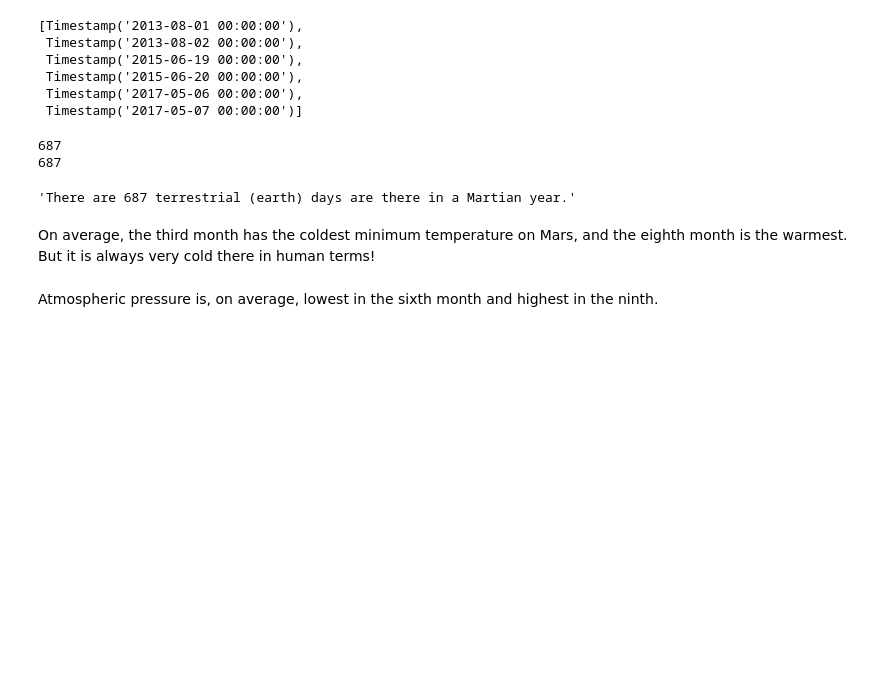
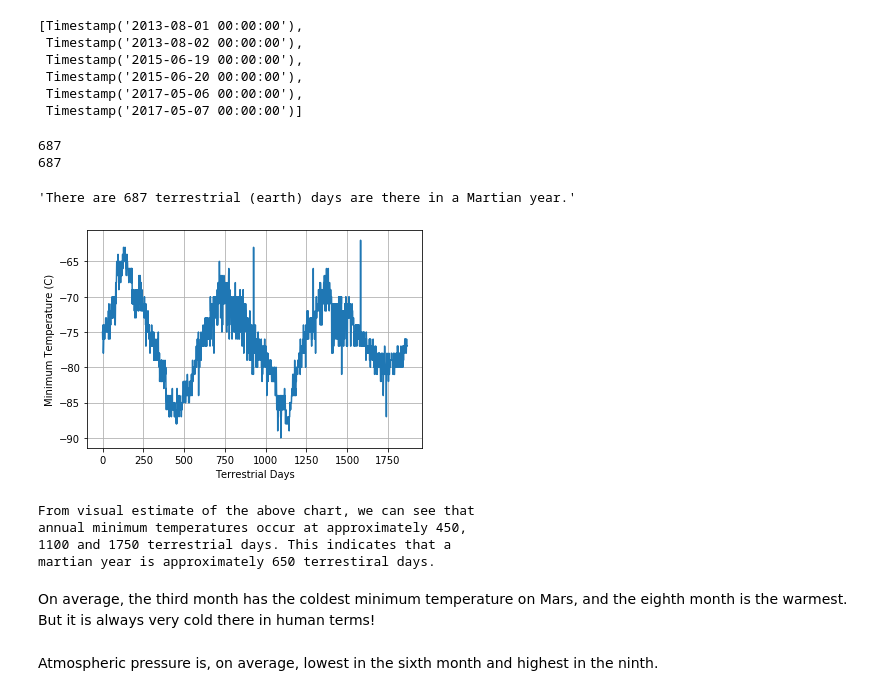
Before and after one commit to oli124/web_scraping_challenge, a Jupyter notebook: part_2_mars_weather.ipynb, the cells around one changed output. Drawn from its saved outputs; the diff is of its cells as text; code cells hidden in the pictures; blank space fills up the shorter version.

Commit message:
updating both notebooks graphs and formatting

```diff
--- a/part_2_mars_weather.ipynb
+++ b/part_2_mars_weather.ipynb
@@ -363,6 +372,30 @@ print(martian_year_bc.days)
 f'There are {martian_year_ab.days} terrestrial (earth) days are there in a Martian year.'
 # %% [output]
 'There are 687 terrestrial (earth) days are there in a Martian year.'
+# %%
+# Visually estimate the number of terrestrial (earth) days are there in
+# a Martian year by plotting the daily minimum temperature.
+
+plt.plot(range(0,len(final_df['id'])), final_df['min_temp'])
+plt.grid()
+plt.xlabel('Terrestrial Days')
+plt.ylabel('Minimum Temperature (C)')
+
+plt.show()
+# %% [output]
+[figure, added]
+# %%
+print(
+    f'From visual estimate of the above chart, we can see that\n'
+    f'annual minimum temperatures occur at approximately 450,\n'
+    f'1100 and 1750 terrestrial days. This indicates that a \n'
+    f'martian year is approximately 650 terrestiral days.'
+)
+# %% [output]
+From visual estimate of the above chart, we can see that
+annual minimum temperatures occur at approximately 450,
+1100 and 1750 terrestrial days. This indicates that a
+martian year is approximately 650 terrestiral days.
 # %% [markdown]
 On average, the third month has the coldest minimum temperature on Mars, and the eighth month is the warmest. But it is always very cold there in human terms!
 # %% [markdown]
```
Also changed, not shown: parts of 2 cells of this notebook, 4 other files.
